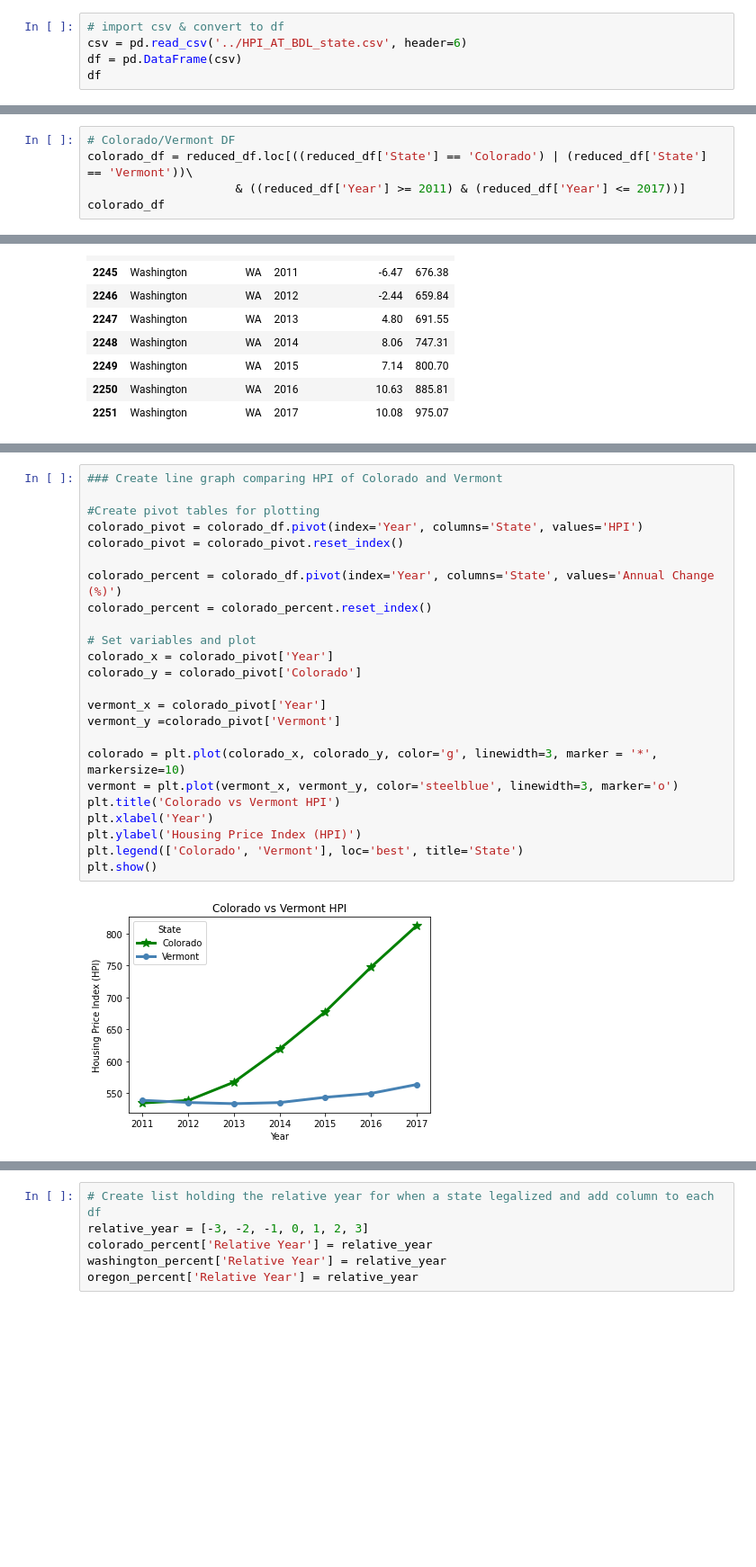
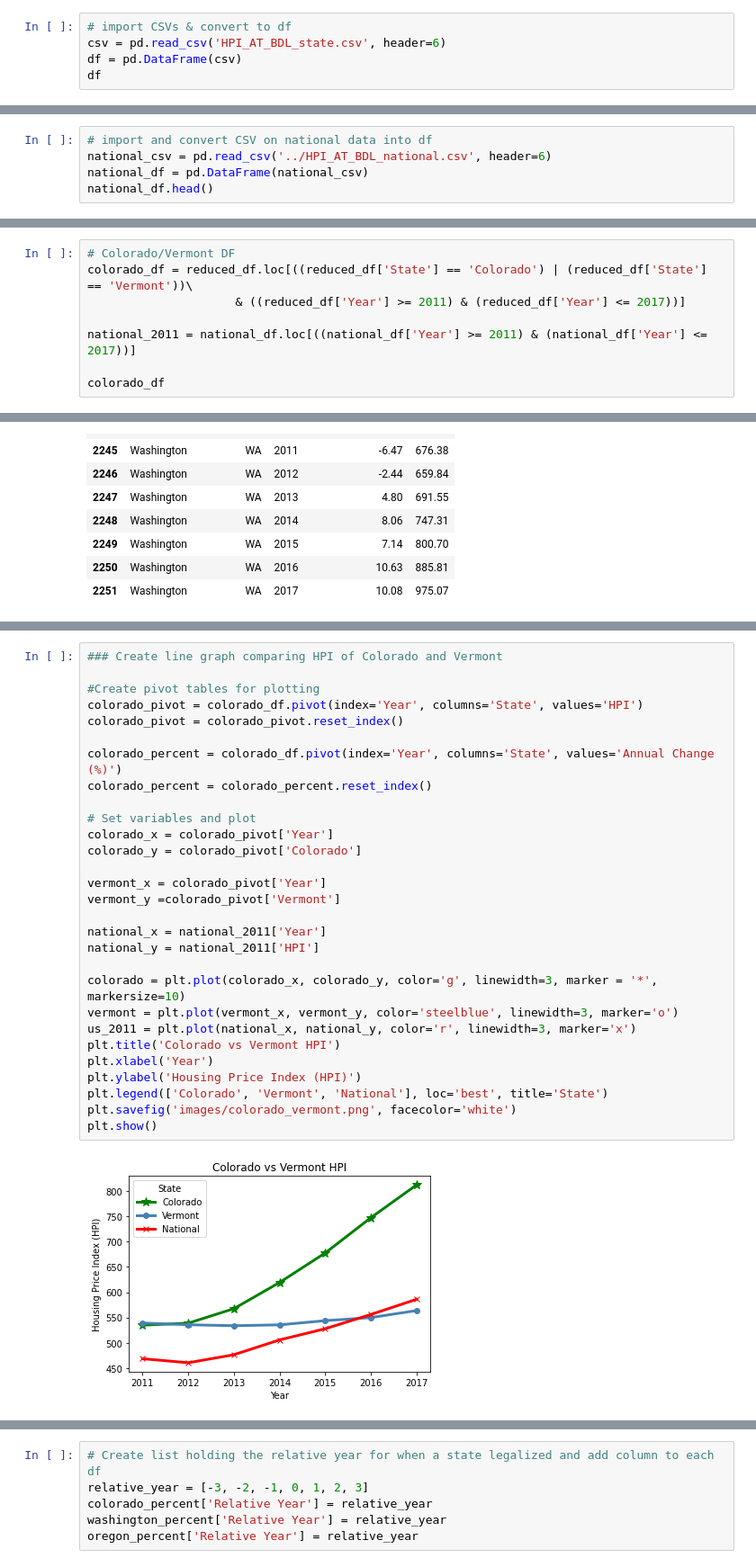
Before and after one commit to pbhan710/project01-group12, a Jupyter notebook: 1. Main/Main.ipynb, the cells around one changed output, grey strips where cells are left out. Shown at 90% size. Cells and saved outputs as stored; diff of their text form; blank space fills up the shorter version.

```diff
--- a/1. Main/Main.ipynb
+++ b/1. Main/Main.ipynb
@@ -7,8 +8,8 @@ import pprint
 import requests
 import json
 # %%
-# import csv & convert to df
-csv = pd.read_csv('../HPI_AT_BDL_state.csv', header=6)
+# import CSVs & convert to df
+csv = pd.read_csv('HPI_AT_BDL_state.csv', header=6)
 df = pd.DataFrame(csv)
 df
 # %% [output]
@@ -25,3 +26,8 @@ df
 | 2395 | Wyoming | WY | 56 | 2020 | 3.72 | 630.24 | 351.90 | ... |
 | 2396 | Wyoming | WY | 56 | 2021 | 9.36 | 689.26 | 384.85 | ... |
 2397 rows × 9 columns
+# %%
+# import and convert CSV on national data into df
+national_csv = pd.read_csv('../HPI_AT_BDL_national.csv', header=6)
+national_df = pd.DataFrame(national_csv)
+national_df.head()
@@ -47,6 +60,9 @@ reduced_df
 # Colorado/Vermont DF
 colorado_df = reduced_df.loc[((reduced_df['State'] == 'Colorado') | (reduced_df['State'] == 'Vermont'))\
                      & ((reduced_df['Year'] >= 2011) & (reduced_df['Year'] <= 2017))]
+
+national_2011 = national_df.loc[((national_df['Year'] >= 2011) & (national_df['Year'] <= 2017))]
+
 colorado_df
 # %% [output]
 |  | State | Abbreviation | Year | Annual Change (%) | HPI |
@@ -113,29 +139,34 @@ nevada_df = reduced_df.loc[((reduced_df['State'] == 'Nevada') | (reduced_df['Sta
 # %%
 ### Create line graph comparing HPI of Colorado and Vermont
 
 #Create pivot tables for plotting
 colorado_pivot = colorado_df.pivot(index='Year', columns='State', values='HPI')
 colorado_pivot = colorado_pivot.reset_index()
 
 colorado_percent = colorado_df.pivot(index='Year', columns='State', values='Annual Change (%)')
 colorado_percent = colorado_percent.reset_index()
 
 # Set variables and plot
 colorado_x = colorado_pivot['Year']
 colorado_y = colorado_pivot['Colorado']
 
 vermont_x = colorado_pivot['Year']
 vermont_y =colorado_pivot['Vermont']
 
+national_x = national_2011['Year']
+national_y = national_2011['HPI']
+
 colorado = plt.plot(colorado_x, colorado_y, color='g', linewidth=3, marker = '*', markersize=10)
 vermont = plt.plot(vermont_x, vermont_y, color='steelblue', linewidth=3, marker='o')
+us_2011 = plt.plot(national_x, national_y, color='r', linewidth=3, marker='x')
 plt.title('Colorado vs Vermont HPI')
 plt.xlabel('Year')
 plt.ylabel('Housing Price Index (HPI)')
-plt.legend(['Colorado', 'Vermont'], loc='best', title='State')
+plt.legend(['Colorado', 'Vermont', 'National'], loc='best', title='State')
+plt.savefig('images/colorado_vermont.png', facecolor='white')
 plt.show()
 # %% [output]
-[figure, old version]
+[figure, new version]
 # %%
 ### Create line graph comparing HPI of Washington and New Jersey
 
```
Also changed, not shown: parts of 13 cells of this notebook, 9 other files.
